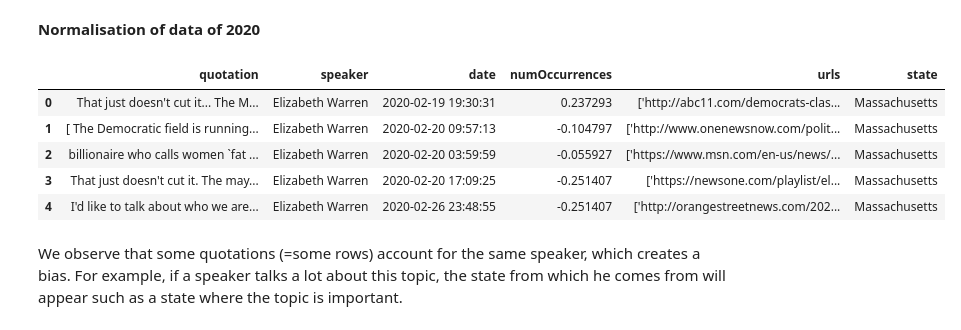
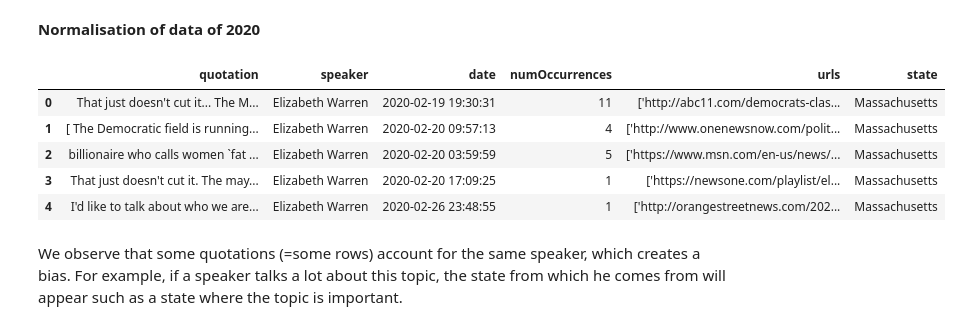
Before and after one commit to epfl-ada/ada-2021-project-ada_group_project, a Jupyter notebook: basic_exploration.ipynb, the cells around one changed output. Cells and saved outputs as stored; diff of their text form; code cells hidden in the pictures.

```diff
--- a/basic_exploration.ipynb
+++ b/basic_exploration.ipynb
@@ -200,15 +202,15 @@ We have the same number of features to compare, but way more data for 2015 (thre
 # %% [markdown]
 **Normalisation of data of 2020**
 # %%
-merged20['numOccurrences']=(merged20['numOccurrences']-merged20.numOccurrences.mean())/merged20.numOccurrences.std()
+#merged20['numOccurrences']=(merged20['numOccurrences']-merged20.numOccurrences.mean())/merged20.numOccurrences.std()
 merged20.head()
 # %% [output]
 |  | quotation | speaker | date | numOccurrences | urls | state |
-| 0 | That just doesn't cut it... The M... | Elizabeth Warren | 2020-02-19 19:30:31 | 0.237293 | ['http://abc11.com/democrats-clas... | Massachusetts |
-| 1 | [ The Democratic field is running... | Elizabeth Warren | 2020-02-20 09:57:13 | -0.104797 | ['http://www.onenewsnow.com/polit... | Massachusetts |
-| 2 | billionaire who calls women `fat ... | Elizabeth Warren | 2020-02-20 03:59:59 | -0.055927 | ['https://www.msn.com/en-us/news/... | Massachusetts |
-| 3 | That just doesn't cut it. The may... | Elizabeth Warren | 2020-02-20 17:09:25 | -0.251407 | ['https://newsone.com/playlist/el... | Massachusetts |
-| 4 | I'd like to talk about who we are... | Elizabeth Warren | 2020-02-26 23:48:55 | -0.251407 | ['http://orangestreetnews.com/202... | Massachusetts |
+| 0 | That just doesn't cut it... The M... | Elizabeth Warren | 2020-02-19 19:30:31 | 11 | ['http://abc11.com/democrats-clas... | Massachusetts |
+| 1 | [ The Democratic field is running... | Elizabeth Warren | 2020-02-20 09:57:13 | 4 | ['http://www.onenewsnow.com/polit... | Massachusetts |
+| 2 | billionaire who calls women `fat ... | Elizabeth Warren | 2020-02-20 03:59:59 | 5 | ['https://www.msn.com/en-us/news/... | Massachusetts |
+| 3 | That just doesn't cut it. The may... | Elizabeth Warren | 2020-02-20 17:09:25 | 1 | ['https://newsone.com/playlist/el... | Massachusetts |
+| 4 | I'd like to talk about who we are... | Elizabeth Warren | 2020-02-26 23:48:55 | 1 | ['http://orangestreetnews.com/202... | Massachusetts |
 # %% [markdown]
 We observe that some quotations (=some rows) account for the same speaker, which creates a bias. For example, if a speaker talks a lot about this topic, the state from which he comes from will appear such as a state where the topic is important.
 # %% [markdown]
```
Also changed, not shown: parts of 16 cells of this notebook, 2 other files.
